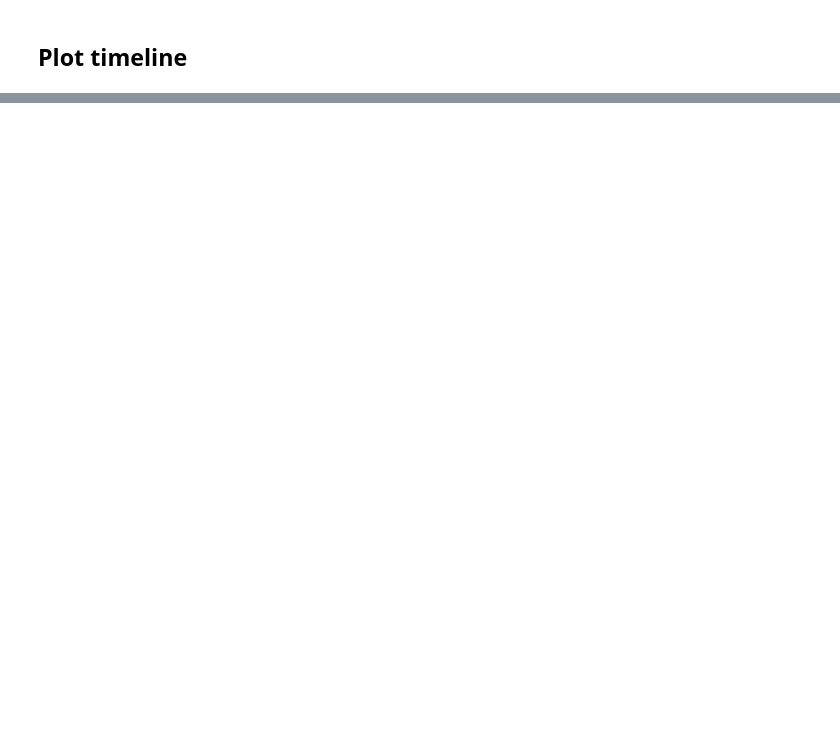
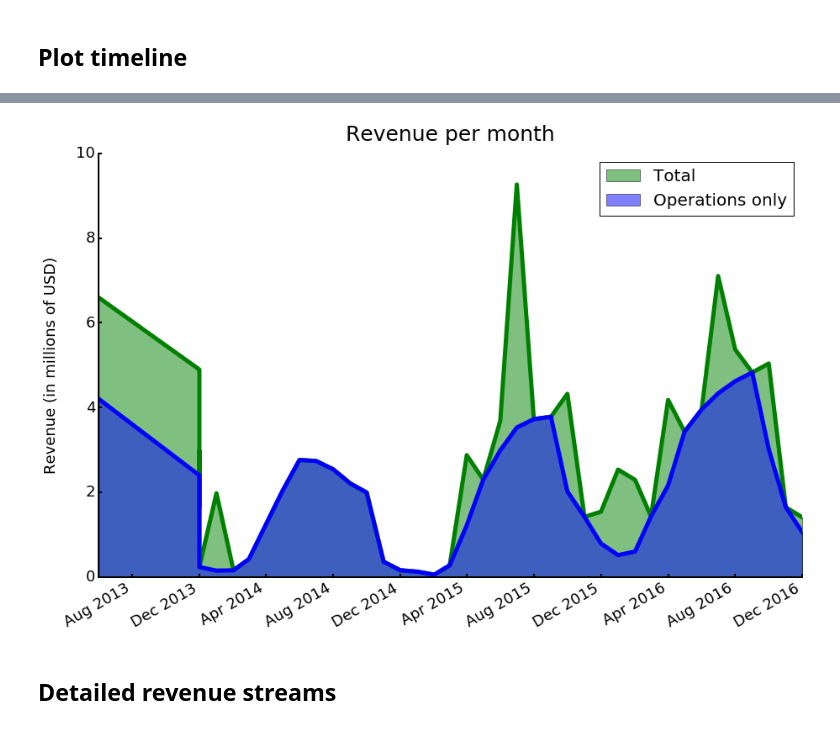
Before and after one commit to cleipski/Citibike, a Jupyter notebook: citibike_01.ipynb, the cells around one changed output, grey strips where cells are left out. Drawn from its saved outputs; the diff is of its cells as text; code cells hidden in the pictures; blank space fills up the shorter version.

```diff
--- a/citibike_01.ipynb
+++ b/citibike_01.ipynb
@@ -111,0 +152,11 @@ plt.plot(dates,trips)
+# %%
+data_dir = os.path.join(os.getcwd(),'..','..','data')
+df_rev = pd.read_csv(os.path.join(data_dir,'citibike_revenue.txt'))
+# convert year and month to datetime object
+df_rev['date'] = df_rev['year'].apply(str) + '-' + df_rev['month'].apply(str)
+df_rev['date'] = df_rev['date'].apply(pd.to_datetime)
+# for i in range(df_rev.shape[0]):
+#     tmp = df_rev['date'].iloc[i]
+#     df_rev['date'].iloc[i] = pd.datetime.strptime(tmp,'%Y-%m')
+
+df_rev.info()
@@ -111,0 +183,2 @@ plt.plot(dates,trips)
+# %%
+df_rev['revenue_operations'] = df_rev['revenue'] - df_rev['sponsorship']
@@ -111,0 +205,50 @@ plt.plot(dates,trips)
+# %%
+dates = df_rev['date'].tolist()
+revenue = df_rev['revenue'].tolist()
+revenue_operations = df_rev['revenue_operations'].tolist()
+revenue = [x/1e6 for x in revenue]
+revenue_operations = [x/1e6 for x in revenue_operations]
+
+fig, ax = plt.subplots(figsize=(15, 10))
+plt.plot(dates,revenue,'g-', alpha=1,lw=5)
+plt.plot(dates,revenue_operations,'b-', alpha=1,lw=5)
+
+
+# rotate and align the tick labels so they look better
+fig.autofmt_xdate()
+# use a more precise date string for the x axis locations in the
+# toolbar
+ax.fmt_xdata = mdates.DateFormatter('%Y-%m-%d')
+plt.title('fig.autofmt_xdate fixes the labels')
+ax.fill_between(dates, 0, revenue, facecolor='green', alpha=0.5,label='Total')
+ax.fill_between(dates, 0, revenue_operations, facecolor='blue', alpha=.5,label='Operations only')
+
+
+# plt.xlabel('Date', fontsize=18)
+plt.ylabel('Revenue (in millions of USD)', fontsize=18)
+ax.yaxis.labelpad = 20
+plt.title('Revenue per month', fontsize=25,y=1.02)
+# plt.grid(True)
+ax.tick_params(labelsize=18)
+
+# Hide the right and top spines
+ax.spines['right'].set_visible(False)
+ax.spines['top'].set_visible(False)
+
+# Ser witdh of axes spines and ticks
+ax.spines['left'].set_linewidth(2)
+ax.spines['bottom'].set_linewidth(2)
+ax.xaxis.set_tick_params(width=2)
+ax.yaxis.set_tick_params(width=2)
+
+# Only show ticks on the left and bottom spines
+ax.yaxis.set_ticks_position('left')
+ax.xaxis.set_ticks_position('bottom')
+
+ax.legend(prop={'size': 20})
+
+plt.savefig(os.path.join(data_dir,'plots','revenue_per_month.pdf'), bbox_inches='tight')
+# %% [output]
+[figure, added]
+# %% [markdown]
+## Detailed revenue streams
```
Also changed, not shown: parts of 34 cells of this notebook, 5 other files.
